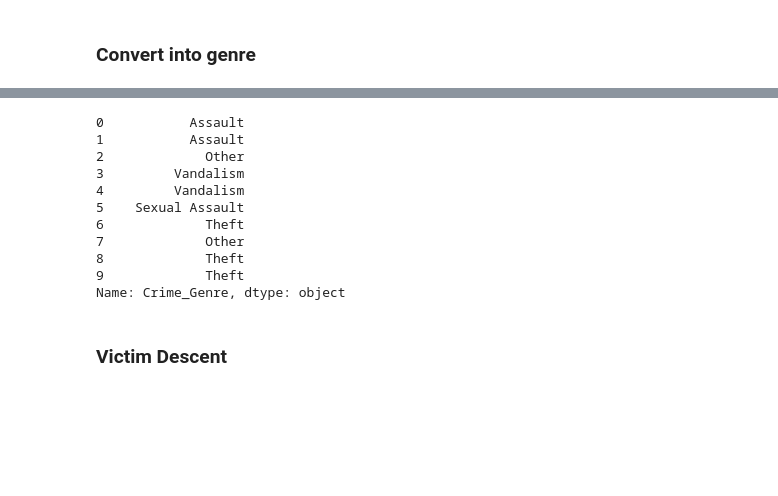
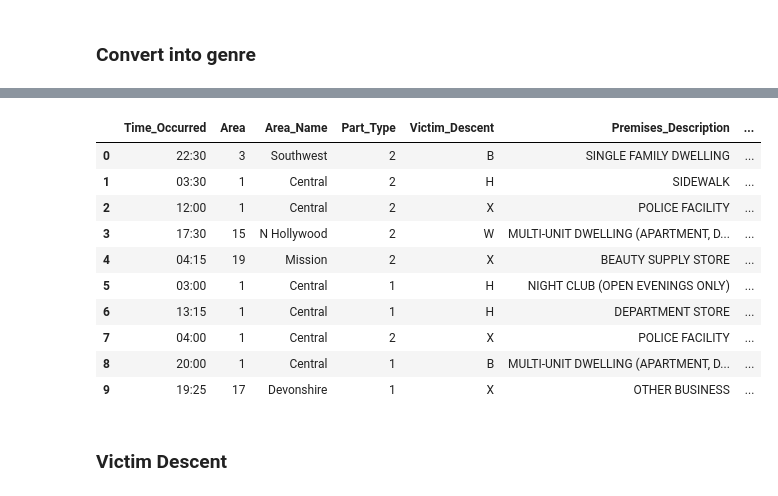
Before and after one commit to MrBinit/Supervised-Learning, a Jupyter notebook: logistic regression/project.ipynb, the cells around one changed output, grey strips where cells are left out. Cells and saved outputs as stored; diff of their text form; code cells hidden in the pictures; blank space fills up the shorter version.

```diff
--- a/logistic regression/project.ipynb
+++ b/logistic regression/project.ipynb
@@ -507,17 +592,17 @@ df.Crime_Genre.isnull().sum()
 # %%
-df.Crime_Genre.head(10)
+df.head(10)
 # %% [output]
-0           Assault
-1           Assault
-2             Other
-3         Vandalism
-4         Vandalism
-5    Sexual Assault
-6             Theft
-7             Other
-8             Theft
-9             Theft
-Name: Crime_Genre, dtype: object
+|  | Time_Occurred | Area | Area_Name | Part_Type | Victim_Descent | Premises_Description | ... |
+| 0 | 22:30 | 3 | Southwest | 2 | B | SINGLE FAMILY DWELLING | ... |
+| 1 | 03:30 | 1 | Central | 2 | H | SIDEWALK | ... |
+| 2 | 12:00 | 1 | Central | 2 | X | POLICE FACILITY | ... |
+| 3 | 17:30 | 15 | N Hollywood | 2 | W | MULTI-UNIT DWELLING (APARTMENT, D... | ... |
+| 4 | 04:15 | 19 | Mission | 2 | X | BEAUTY SUPPLY STORE | ... |
+| 5 | 03:00 | 1 | Central | 1 | H | NIGHT CLUB (OPEN EVENINGS ONLY) | ... |
+| 6 | 13:15 | 1 | Central | 1 | H | DEPARTMENT STORE | ... |
+| 7 | 04:00 | 1 | Central | 2 | X | POLICE FACILITY | ... |
+| 8 | 20:00 | 1 | Central | 1 | B | MULTI-UNIT DWELLING (APARTMENT, D... | ... |
+| 9 | 19:25 | 17 | Devonshire | 1 | X | OTHER BUSINESS | ... |
 # %% [markdown]
 ### Victim Descent
 # %%
```
Also changed, not shown: parts of 21 cells of this notebook.
